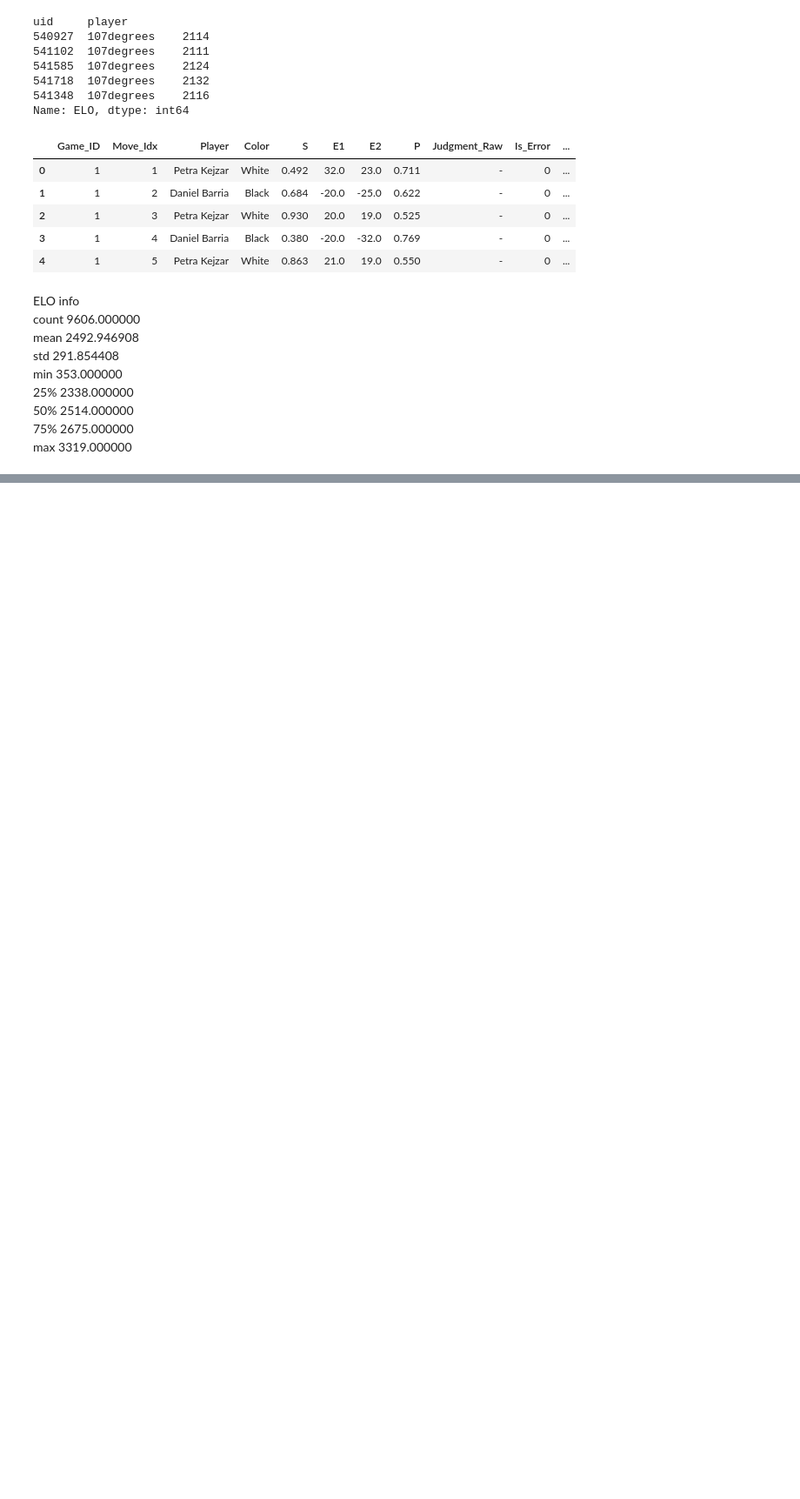
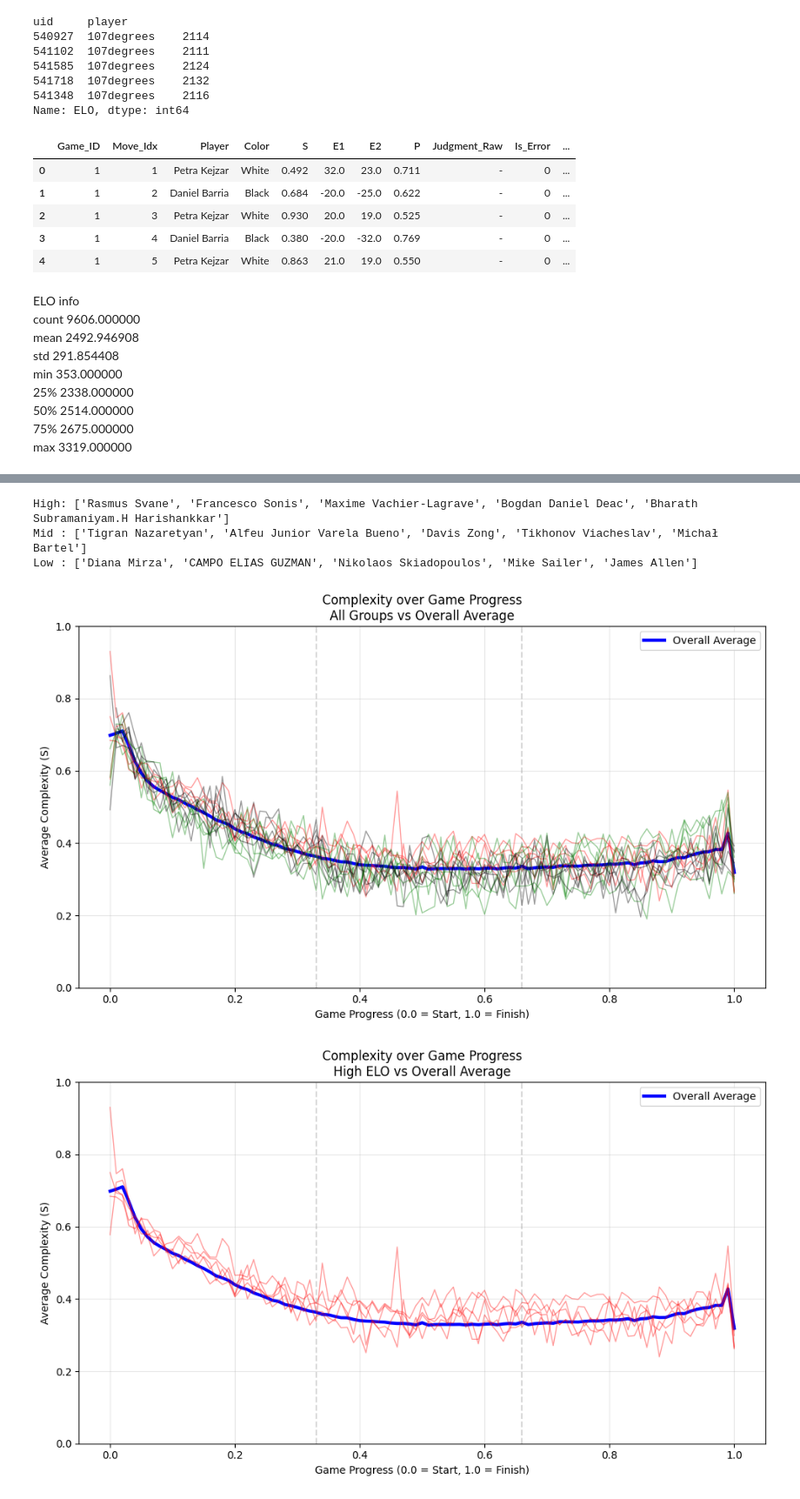
Before and after one commit to zZimablueee/Chess, a Jupyter notebook: complexity/analysis.ipynb, the cells around one changed output, grey strips where cells are left out. Shown at 87% size. Drawn from its saved outputs; the diff is of its cells as text; code cells hidden in the pictures; blank space fills up the shorter version.

```diff
--- a/complexity/analysis.ipynb
+++ b/complexity/analysis.ipynb
@@ -639,2 +650,71 @@ max      3319.000000
+# %%
+# 玩家局数统计, 只保留 >= 30局的玩家 ---
+player_game_counts = df_moves.groupby('Player')['Game_ID'].nunique()
+eligible_players = player_game_counts[player_game_counts >= 100].index
+players_in_moves = set(df_moves['Player'].unique())
+
+# ELO分池
+high_pool = elo_df[(elo_df['ELO'] >= 2800) & (elo_df['Name'].isin(players_in_moves)) & (elo_df['Name'].isin(eligible_players))]['Name']
+mid_pool  = elo_df[(elo_df['ELO'] >= 2400) & (elo_df['ELO'] <= 2700) & (elo_df['Name'].isin(players_in_moves)) & (elo_df['Name'].isin(eligible_players))]['Name']
+low_pool  = elo_df[(elo_df['ELO'] < 2200) & (elo_df['Name'].isin(players_in_moves)) & (elo_df['Name'].isin(eligible_players))]['Name']
+
+# 随机抽 5 名玩家画图
+high = high_pool.sample(n=min(5, len(high_pool)), replace=False).tolist()
+mid  = mid_pool.sample(n=min(5, len(mid_pool)), replace=False).tolist()
+low  = low_pool.sample(n=min(5, len(low_pool)), replace=False).tolist()
+
+print("High:", high)
+print("Mid :", mid)
+print("Low :", low)
+# %% [output]
+High: ['Rasmus Svane', 'Francesco Sonis', 'Maxime Vachier-Lagrave', 'Bogdan Daniel Deac', 'Bharath Subramaniyam.H Harishankkar']
+Mid : ['Tigran Nazaretyan', 'Alfeu Junior Varela Bueno', 'Davis Zong', 'Tikhonov Viacheslav', 'Michał Bartel']
+Low : ['Diana Mirza', 'CAMPO ELIAS GUZMAN', 'Nikolaos Skiadopoulos', 'Mike Sailer', 'James Allen']
 # %%
-high=['Hikaru Nakamura', 'Magnus Carlsen', 'Nihal Sarin', 'Parham Maghsoodloo']
+#不同颜色线表示
+group_map = {
+    'high': (high, 'red'),
+    'mid':  (mid, 'green'),
+    'low':  (low, 'black')
+}
+overall = (df_moves.assign(Progress_round=df_moves['Progress'].round(2)).groupby('Progress_round', as_index=False)['S'].mean())
+def plot_groups(groups_to_plot, title):
+    plt.figure(figsize=(10, 6))
+    plt.plot(
+        overall['Progress_round'],
+        overall['S'],
+        color='blue',
+        linewidth=3,
+        label='Overall Average'
+    )
+
+    for group_name in groups_to_plot:
+        players, color = group_map[group_name]
+        for player in players:
+            if player not in df_moves['Player'].values:
+                continue
+            player_df = df_moves[df_moves['Player'] == player].copy()
+            player_df['Progress_round'] = player_df['Progress'].round(2)
+
+            agg = (player_df.groupby('Progress_round', as_index=False)['S'].mean())
+
+            plt.plot(agg['Progress_round'],agg['S'],color=color,alpha=0.4,linewidth=1)
+
+    plt.ylim(0, 1.0)
+    plt.xlabel("Game Progress (0.0 = Start, 1.0 = Finish)")
+    plt.ylabel("Average Complexity (S)")
+    plt.title(title)
+    plt.axvline(0.33, color='gray', linestyle='--', alpha=0.3)
+    plt.axvline(0.66, color='gray', linestyle='--', alpha=0.3)
+    plt.grid(True, alpha=0.3)
+    plt.legend()
+    plt.tight_layout()
+    plt.show()
+
+plot_groups(groups_to_plot=['high', 'mid', 'low'],title="Complexity over Game Progress\nAll Groups vs Overall Average")
+plot_groups(groups_to_plot=['high'],title="Complexity over Game Progress\nHigh ELO vs Overall Average")
+plot_groups(groups_to_plot=['mid'],title="Complexity over Game Progress\nMid ELO vs Overall Average")
+plot_groups(groups_to_plot=['low'],title="Complexity over Game Progress\nLow ELO vs Overall Average")
+# %% [output]
+[figure, added]
+[figure, added]
```
Also changed, not shown: parts of 10 cells of this notebook, 3 other files.
